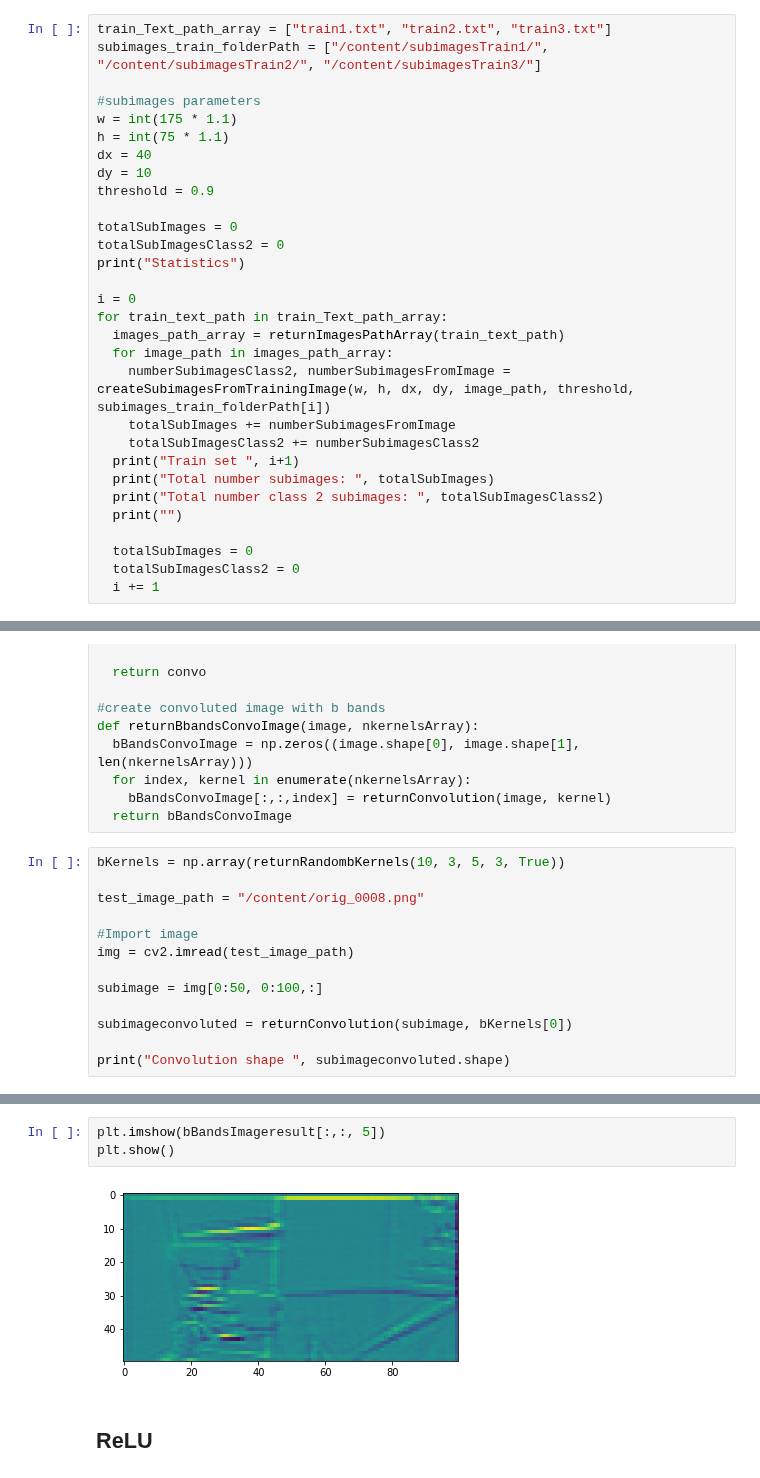
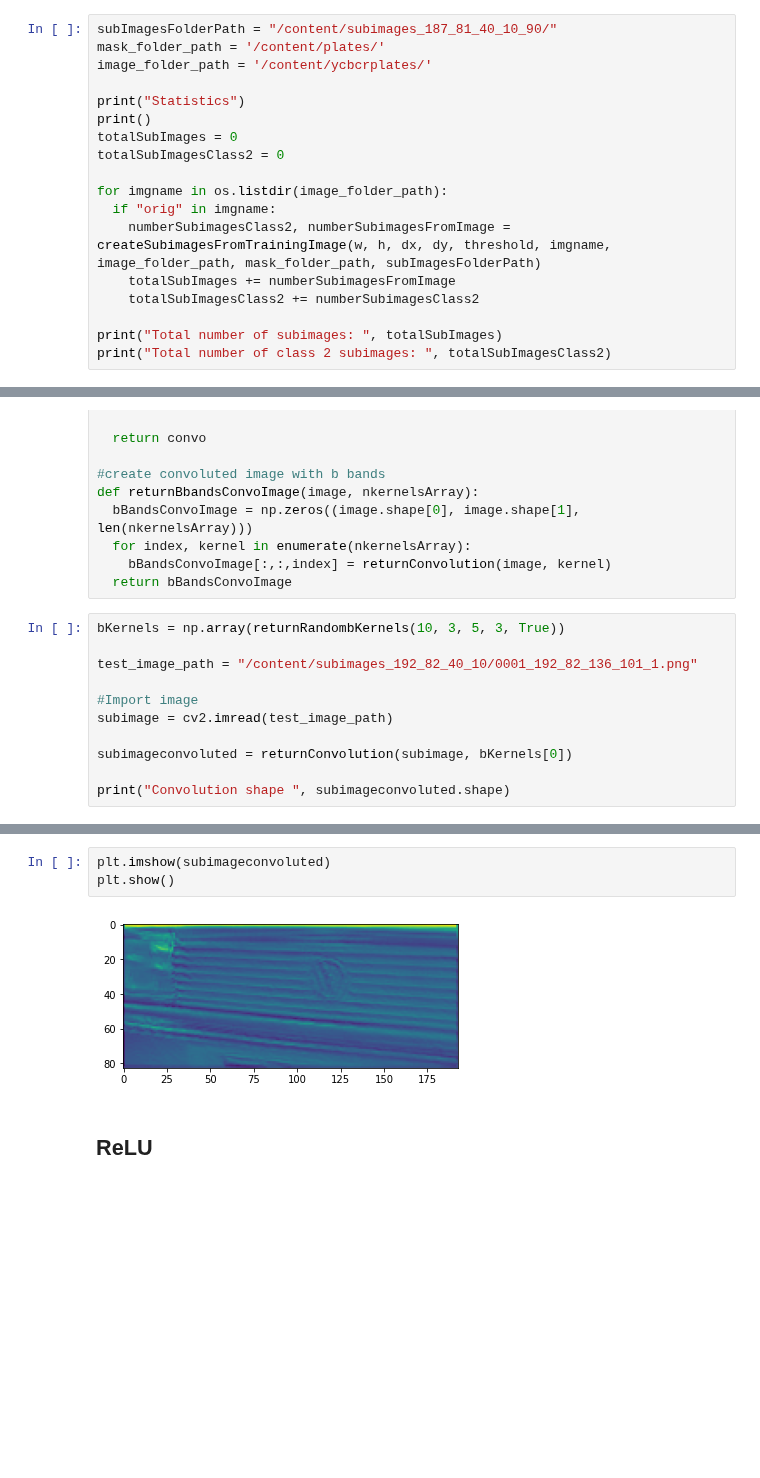
Before and after one commit to aissahm/image_analysis, a Jupyter notebook: project_1.ipynb, the cells around one changed output, grey strips where cells are left out. Drawn from its saved outputs; the diff is of its cells as text; blank space fills up the shorter version.

```diff
--- a/project_1.ipynb
+++ b/project_1.ipynb
@@ -459,32 +470,20 @@ Now, we can loop through all the training sets to create the respective subimage
 # %%
-train_Text_path_array = ["train1.txt", "train2.txt", "train3.txt"]
-subimages_train_folderPath = ["/content/subimagesTrain1/", "/content/subimagesTrain2/", "/content/subimagesTrain3/"]
+subImagesFolderPath = "/content/subimages_187_81_40_10_90/"
+mask_folder_path = '/content/plates/'
+image_folder_path = '/content/ycbcrplates/'
 
-#subimages parameters
-w = int(175 * 1.1)
-h = int(75 * 1.1)
-dx = 40
-dy = 10
-threshold = 0.9
-
+print("Statistics")
+print()
 totalSubImages = 0
 totalSubImagesClass2 = 0
-print("Statistics")
 
-i = 0
-for train_text_path in train_Text_path_array:
-  images_path_array = returnImagesPathArray(train_text_path)
-  for image_path in images_path_array:
-    numberSubimagesClass2, numberSubimagesFromImage = createSubimagesFromTrainingImage(w, h, dx, dy, image_path, threshold, subimages_train_folderPath[i])
+for imgname in os.listdir(image_folder_path):
+  if "orig" in imgname:
+    numberSubimagesClass2, numberSubimagesFromImage = createSubimagesFromTrainingImage(w, h, dx, dy, threshold, imgname, image_folder_path, mask_folder_path, subImagesFolderPath)
     totalSubImages += numberSubimagesFromImage
     totalSubImagesClass2 += numberSubimagesClass2
-  print("Train set ", i+1)
-  print("Total number subimages: ", totalSubImages)
-  print("Total number class 2 subimages: ", totalSubImagesClass2)
-  print("")
 
-  totalSubImages = 0
-  totalSubImagesClass2 = 0
-  i += 1
+print("Total number of subimages: ", totalSubImages)
+print("Total number of class 2 subimages: ", totalSubImagesClass2)
 # %% [output]
 Statistics
@@ -666,12 +655,10 @@ def returnBbandsConvoImage(image, nkernelsArray):
 # %%
 bKernels = np.array(returnRandombKernels(10, 3, 5, 3, True))
 
-test_image_path = "/content/orig_0008.png"
+test_image_path = "/content/subimages_192_82_40_10/0001_192_82_136_101_1.png"
 
 #Import image
-img = cv2.imread(test_image_path)
-
-subimage = img[0:50, 0:100,:]
+subimage = cv2.imread(test_image_path)
 
 subimageconvoluted = returnConvolution(subimage, bKernels[0])
 
@@ -692,8 +679,8 @@ plt.show()
 # %%
-plt.imshow(bBandsImageresult[:,:, 5])
+plt.imshow(subimageconvoluted)
 plt.show()
 # %% [output]
-[figure, old version]
+[figure, new version]
 # %% [markdown]
 ## **ReLU**
 # %% [markdown]
```
Also changed, not shown: parts of 48 cells of this notebook.
